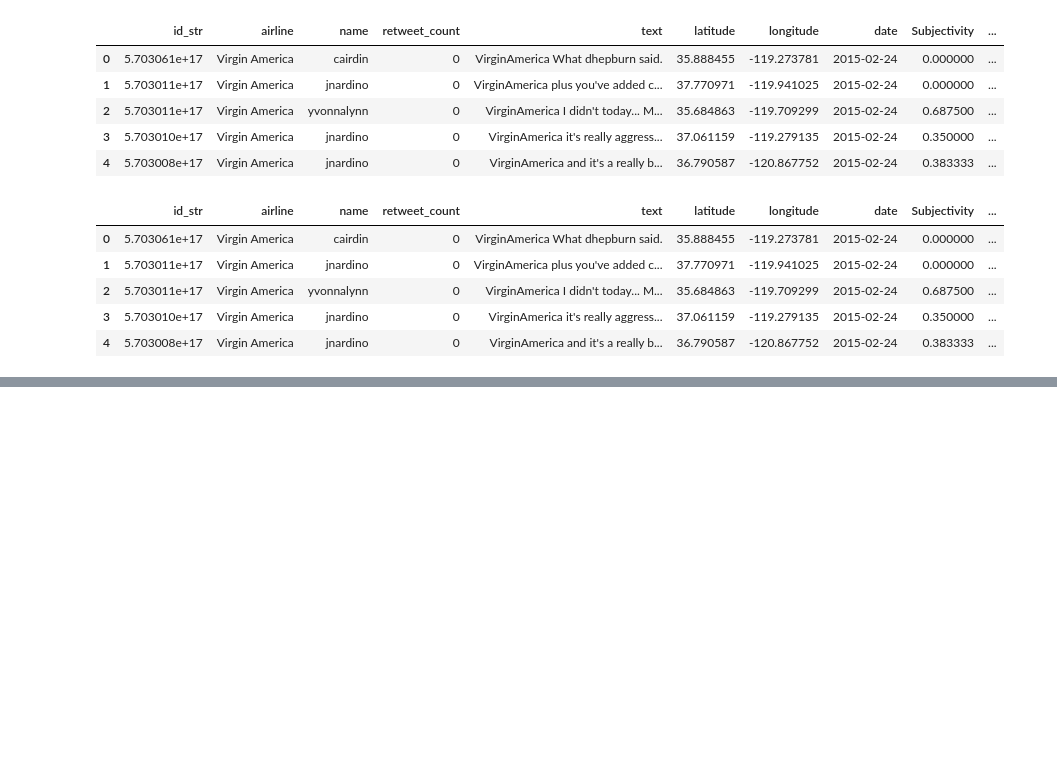
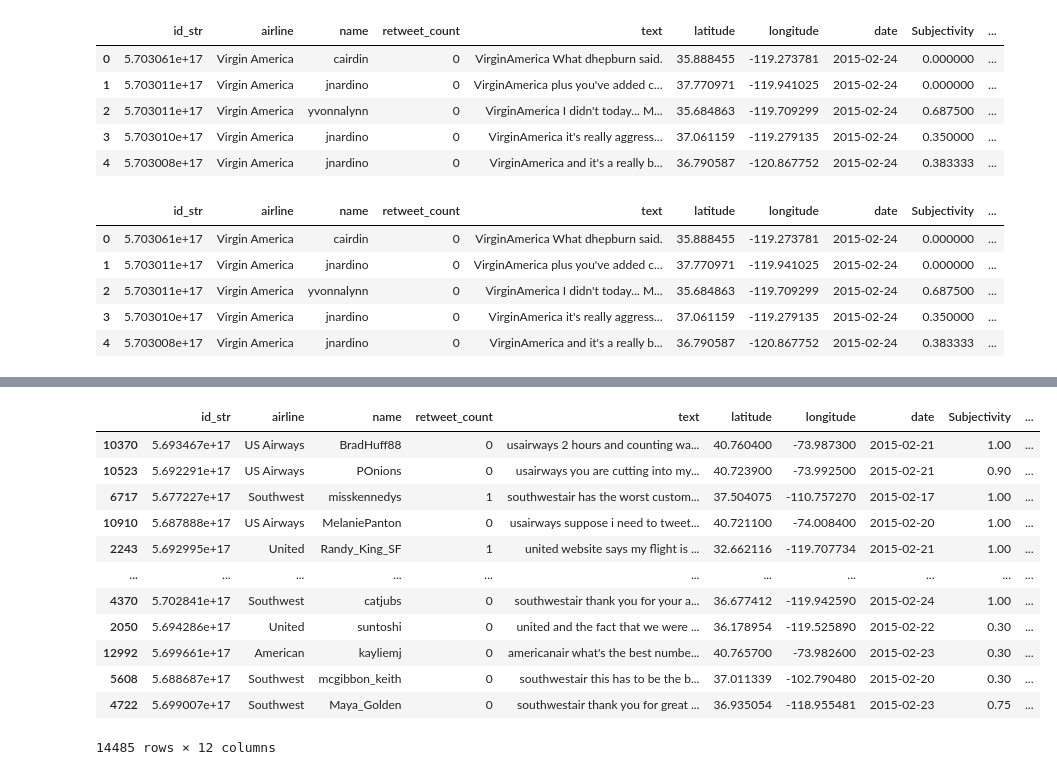
Before and after one commit to NikitaCase/covid-sentiments, a Jupyter notebook: herd-sentiment/test_functions.ipynb, the cells around one changed output, grey strips where cells are left out. Cells and saved outputs as stored; diff of their text form; code cells hidden in the pictures; blank space fills up the shorter version.

```diff
--- a/herd-sentiment/test_functions.ipynb
+++ b/herd-sentiment/test_functions.ipynb
@@ -174,0 +160,30 @@ df
+# %%
+search_terms = ['vaccine','covid vaccine','covid-19 vaccine','pfizer', 'pfizer-biontech','moderna']
+# %%
+def KeyWord(search_terms, df):
+    cond = list(map(df['text'].str.contains, search_terms))
+    df['keyword'] = np.select(cond, search_terms, 'other')
+    return df
+# %%
+airlines = df['airline'].unique()
+airlines = ['us airways', 'southwest', 'united', 'american', 'delta',
+       'virgin america']
+# %%
+df['text'] =df['text'].str.lower()
+# %%
+KeyWord(airlines,df)
+df
+# %% [output]
+|  | id_str | airline | name | retweet_count | text | latitude | longitude | date | Subjectivity | ... |
+| 10370 | 5.693467e+17 | US Airways | BradHuff88 | 0 | usairways 2 hours and counting wa... | 40.760400 | -73.987300 | 2015-02-21 | 1.00 | ... |
+| 10523 | 5.692291e+17 | US Airways | POnions | 0 | usairways you are cutting into my... | 40.723900 | -73.992500 | 2015-02-21 | 0.90 | ... |
+| 6717 | 5.677227e+17 | Southwest | misskennedys | 1 | southwestair has the worst custom... | 37.504075 | -110.757270 | 2015-02-17 | 1.00 | ... |
+| 10910 | 5.687888e+17 | US Airways | MelaniePanton | 0 | usairways suppose i need to tweet... | 40.721100 | -74.008400 | 2015-02-20 | 1.00 | ... |
+| 2243 | 5.692995e+17 | United | Randy_King_SF | 1 | united website says my flight is ... | 32.662116 | -119.707734 | 2015-02-21 | 1.00 | ... |
+| ... | ... | ... | ... | ... | ... | ... | ... | ... | ... | ... |
+| 4370 | 5.702841e+17 | Southwest | catjubs | 0 | southwestair thank you for your a... | 36.677412 | -119.942590 | 2015-02-24 | 1.00 | ... |
+| 2050 | 5.694286e+17 | United | suntoshi | 0 | united and the fact that we were ... | 36.178954 | -119.525890 | 2015-02-22 | 0.30 | ... |
+| 12992 | 5.699661e+17 | American | kayliemj | 0 | americanair what's the best numbe... | 40.765700 | -73.982600 | 2015-02-23 | 0.30 | ... |
+| 5608 | 5.688687e+17 | Southwest | mcgibbon_keith | 0 | southwestair this has to be the b... | 37.011339 | -102.790480 | 2015-02-20 | 0.30 | ... |
+| 4722 | 5.699007e+17 | Southwest | Maya_Golden | 0 | southwestair thank you for great ... | 36.935054 | -118.955481 | 2015-02-23 | 0.75 | ... |
+14485 rows × 12 columns
```
Also changed, not shown: parts of 20 cells of this notebook, 5 other files.
